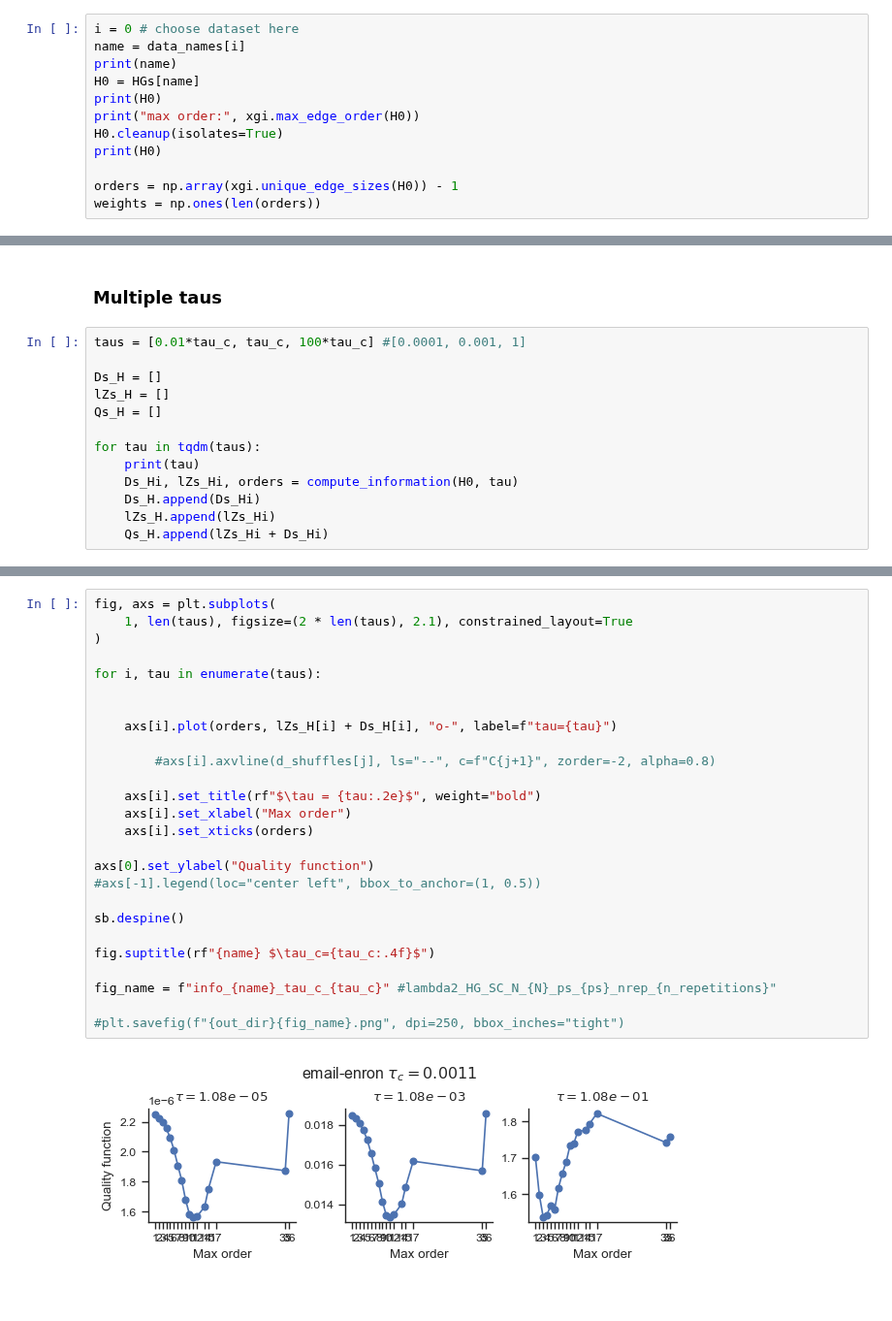
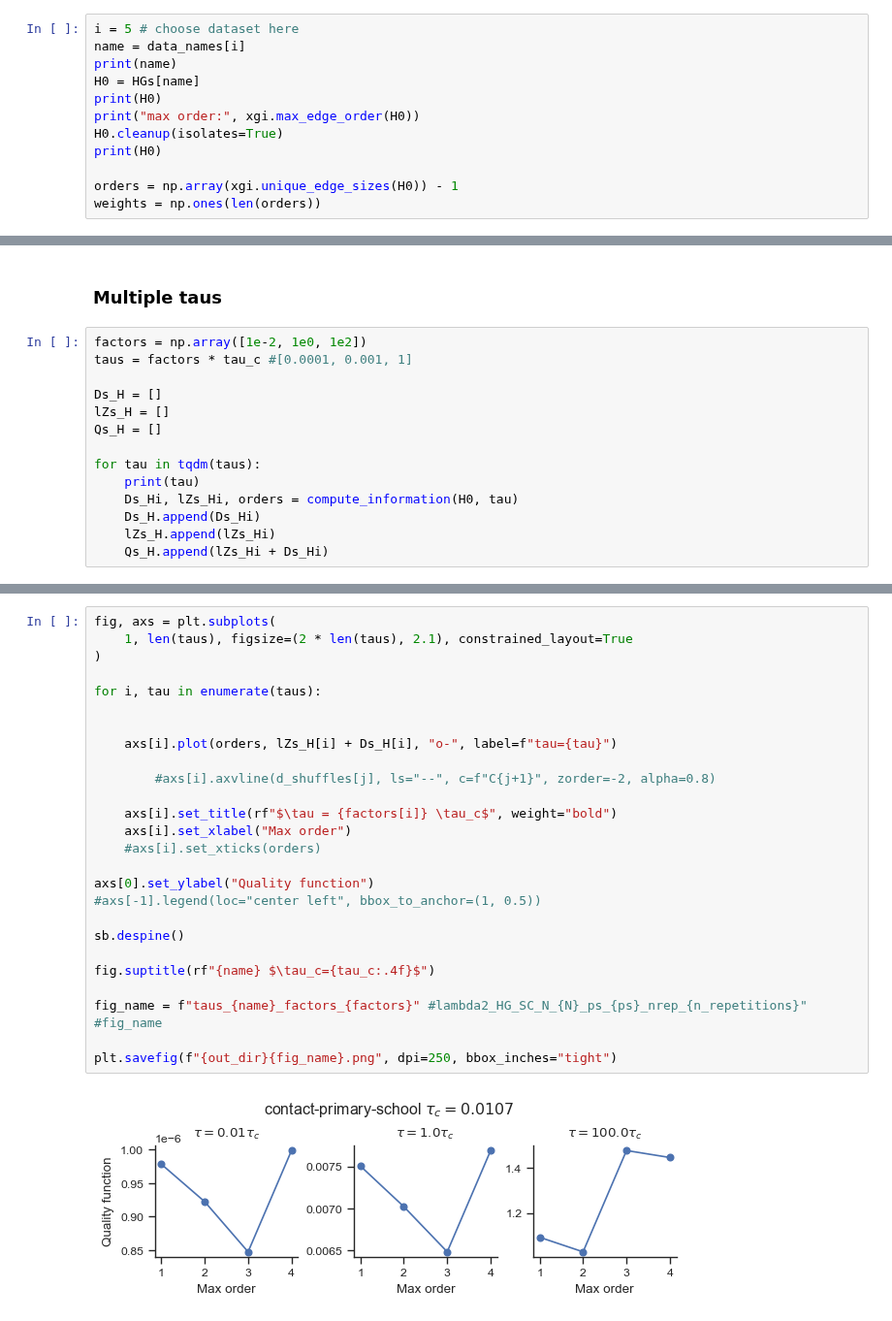
Before and after one commit to maximelucas/hypergraph_reducibility, a Jupyter notebook: notebooks/figure_3.ipynb, the cells around one changed output, grey strips where cells are left out. Shown at 97% size. Drawn from its saved outputs; the diff is of its cells as text.

```diff
--- a/notebooks/figure_3.ipynb
+++ b/notebooks/figure_3.ipynb
@@ -51,7 +51,7 @@ Unnamed Hypergraph with 55549 nodes and 33959 hyperedges
 # %% [markdown]
 ### Compute info
 # %%
-i = 0 # choose dataset here
+i = 5 # choose dataset here
 name = data_names[i]
 print(name)
 H0 = HGs[name]
@@ -75,7 +75,8 @@ tau_c
 # %% [markdown]
 ### Multiple taus
 # %%
-taus = [0.01*tau_c, tau_c, 100*tau_c] #[0.0001, 0.001, 1]
+factors = np.array([1e-2, 1e0, 1e2])
+taus = factors * tau_c #[0.0001, 0.001, 1]
 
 Ds_H = []
 lZs_H = []
@@ -105,28 +121,29 @@ np.savez(
 # %%
 fig, axs = plt.subplots(
     1, len(taus), figsize=(2 * len(taus), 2.1), constrained_layout=True
 )
 
 for i, tau in enumerate(taus):
 
 
     axs[i].plot(orders, lZs_H[i] + Ds_H[i], "o-", label=f"tau={tau}")
 
         #axs[i].axvline(d_shuffles[j], ls="--", c=f"C{j+1}", zorder=-2, alpha=0.8)
 
-    axs[i].set_title(rf"$\tau = {tau:.2e}$", weight="bold")
+    axs[i].set_title(rf"$\tau = {factors[i]} \tau_c$", weight="bold")
     axs[i].set_xlabel("Max order")
-    axs[i].set_xticks(orders)
+    #axs[i].set_xticks(orders)
 
 axs[0].set_ylabel("Quality function")
 #axs[-1].legend(loc="center left", bbox_to_anchor=(1, 0.5))
 
 sb.despine()
 
 fig.suptitle(rf"{name} $\tau_c={tau_c:.4f}$")
 
-fig_name = f"info_{name}_tau_c_{tau_c}" #lambda2_HG_SC_N_{N}_ps_{ps}_nrep_{n_repetitions}"
+fig_name = f"taus_{name}_factors_{factors}" #lambda2_HG_SC_N_{N}_ps_{ps}_nrep_{n_repetitions}"
+#fig_name
 
-#plt.savefig(f"{out_dir}{fig_name}.png", dpi=250, bbox_inches="tight")
+plt.savefig(f"{out_dir}{fig_name}.png", dpi=250, bbox_inches="tight")
 # %% [output]
-[figure, old version]
+[figure, new version]
```
Also changed, not shown: parts of 4 cells of this notebook, 10 other files.
